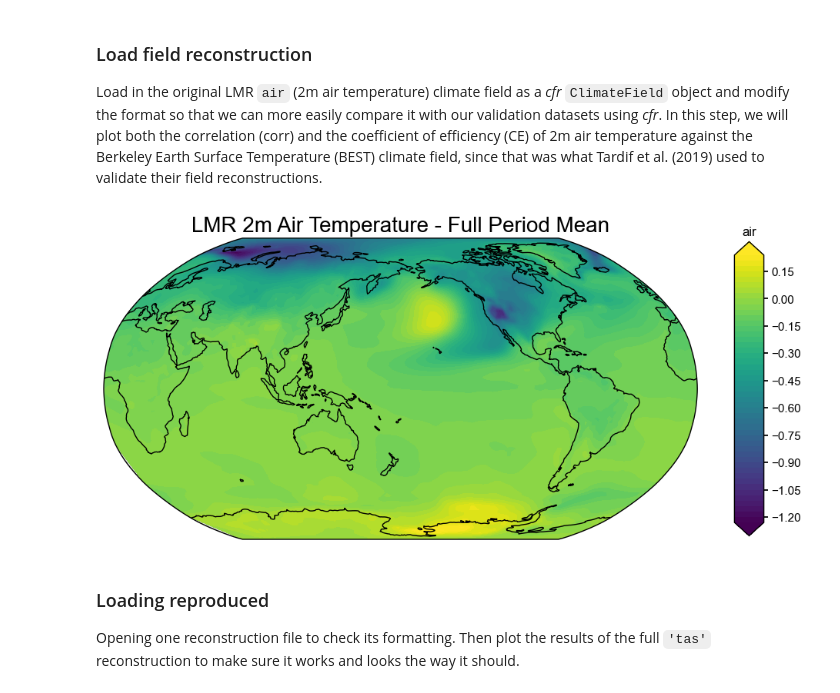
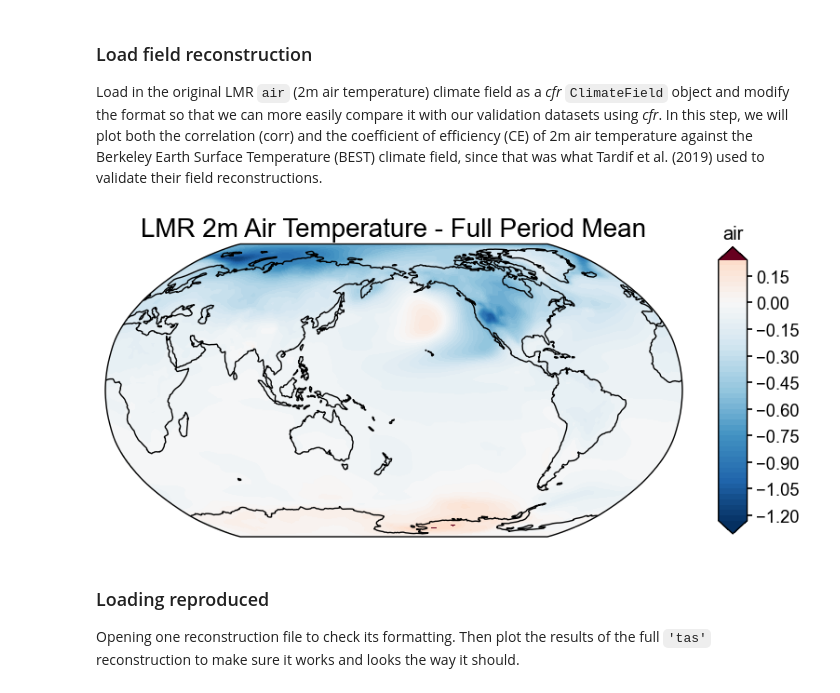
Before and after one commit to LinkedEarth/presto2k_cfr_pb, a Jupyter notebook: notebooks/validation/C03_a_validation.ipynb, the cells around one changed output. Saved outputs shown, nothing was run; the diff lists cells and outputs as text; code cells hidden in the pictures.

````diff
--- a/notebooks/validation/C03_a_validation.ipynb
+++ b/notebooks/validation/C03_a_validation.ipynb
@@ -409,48 +403,40 @@ The reconstruction aligns closely with the instrumental consensus series, with r
 
 Load in the original LMR ```air``` (2m air temperature) climate field as a _cfr_ `ClimateField` object and modify the format so that we can more easily compare it with our validation datasets using _cfr_. In this step, we will plot both the correlation (corr) and the coefficient of efficiency (CE) of 2m air temperature against the Berkeley Earth Surface Temperature (BEST) climate field, since that was what Tardif et al. (2019) used to validate their field reconstructions.
 # %%
-import cfr
-import xarray as xr
-import numpy as np
-import matplotlib.pyplot as plt
-
 # Load the data as a ClimateField object
 lmr_tas = cfr.ClimateField().load_nc(
     path='./prev_data/air_MCruns_ensemble_mean_LMRv2.1.nc',
     vn='air',
     time_name='time',
     lat_name='lat',
     lon_name='lon'
 )
 
 # Take the mean across the MCrun dimension
 if 'MCrun' in lmr_tas.da.dims:
     lmr_tas.da = lmr_tas.da.mean(dim='MCrun')
 
 # Calculate the time mean across the entire dataset
 lmr_tas_mean = lmr_tas.da.mean(dim='time')
 
 # Create a new ClimateField with this time-mean data
 mean_field = cfr.ClimateField()
 mean_field.da = lmr_tas_mean
 # Add a name to the DataArray
 mean_field.da.name = 'air'
 
-# Explicitly provide a title
-fig, ax = mean_field.plot(title="LMR 2m Air Temperature - Full Period Mean")
 
-# Manually adjust the colormap and limits if needed
-imgs = ax.get_images()
-if len(imgs) > 0:
-    im = imgs[0]
-    im.set_cmap('RdBu_r')
-    im.set_clim(-1, 1)  # adjust based on your data range
-    plt.colorbar(im, ax=ax, label='Temperature Anomaly (°C)')
+vmax = np.nanmax(np.abs(mean_field.da.values))
+clim = (-vmax, vmax)
 
-plt.tight_layout()
-plt.show()
+fig,ax = mean_field.plot(
+    title="LMR 2m Air Temperature - Full Period Mean",
+    plot_cbar=True,
+    cmap='RdBu_r',
+    clim=clim   # enforce centered colormap
+)
 # %% [output]
-[figure, old version]
+[figure, new version]
 # %% [markdown]
 ### Loading reproduced
 
````
Also changed, not shown: parts of 24 cells of this notebook, 1 other file.
